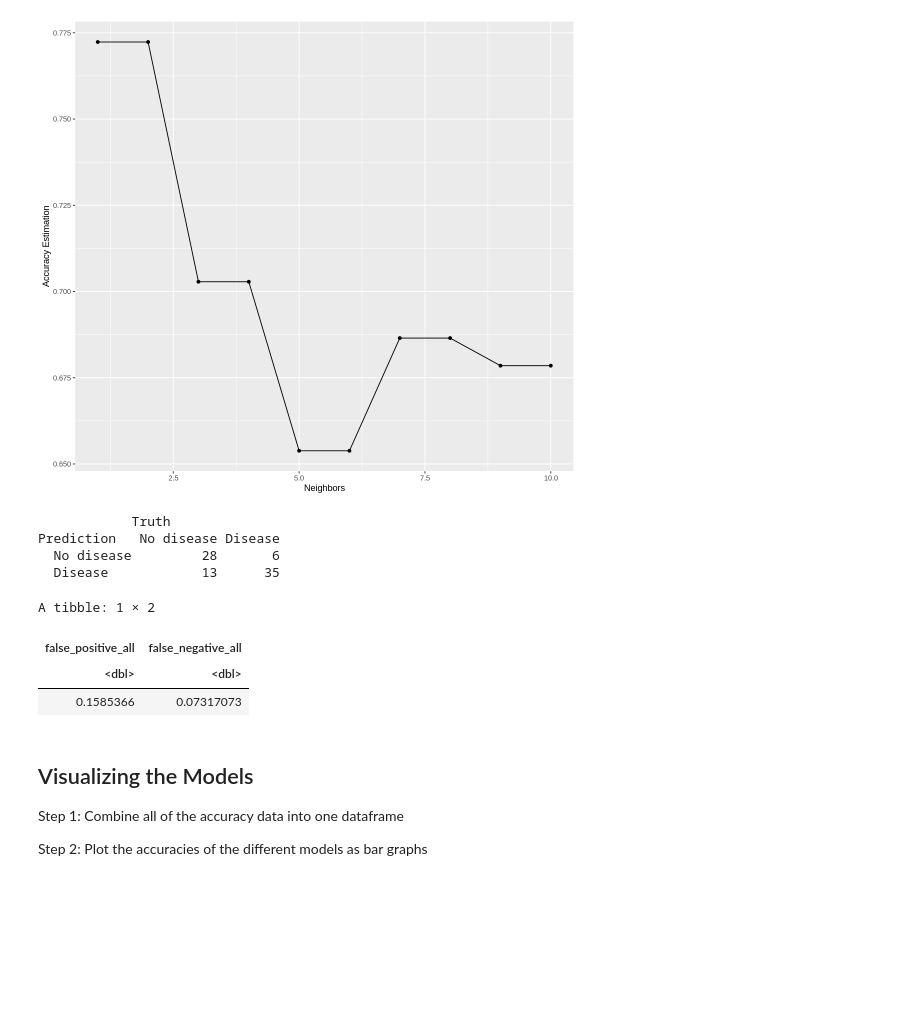
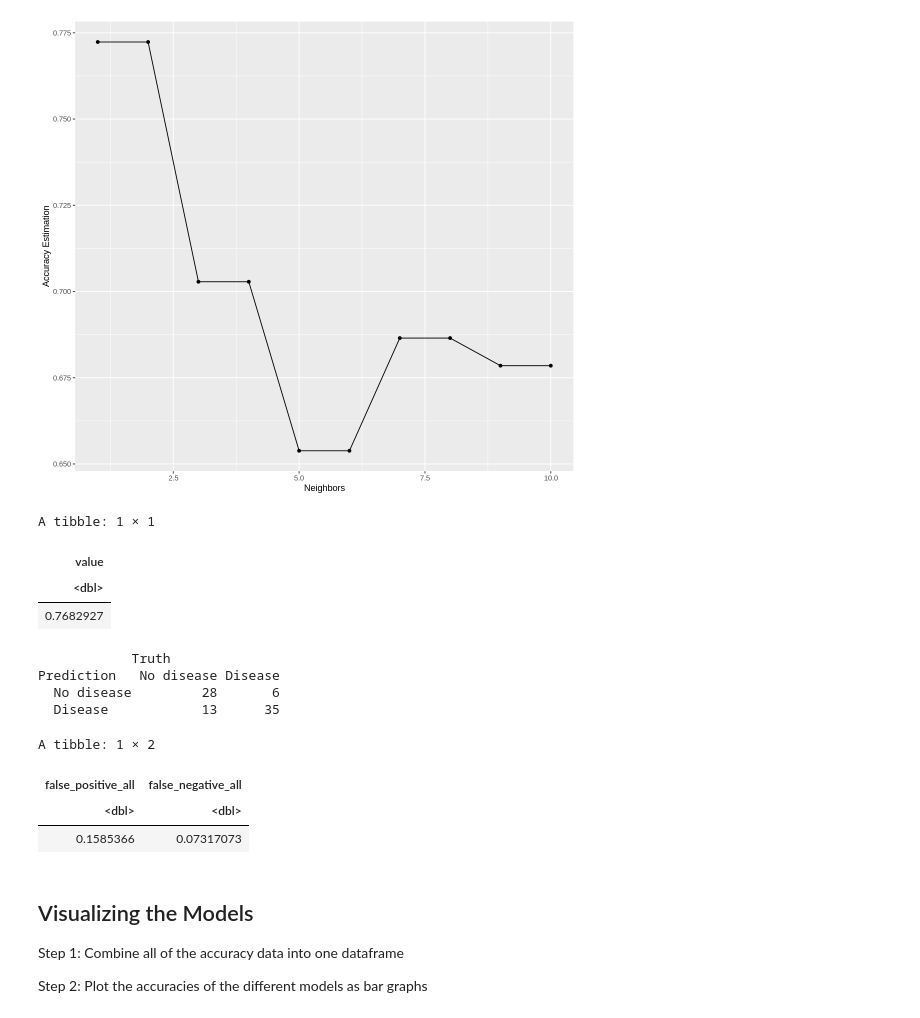
Before and after one commit to Phoebeml/Group20_DSCI100, a Jupyter notebook: Group20Project.ipynb, the cells around one changed output. Drawn from its saved outputs; the diff is of its cells as text; code cells hidden in the pictures; blank space fills up the shorter version.

```diff
--- a/Group20Project.ipynb
+++ b/Group20Project.ipynb
@@ -465,42 +468,46 @@ heart_spec_all <- nearest_neighbor(weight_func = "rectangular", neighbors = 2) |
 heart_fit_all <- workflow() |>
     add_recipe(heart_recipe_all) |>
     add_model(heart_spec_all) |>
     fit(data = heart_train_all)
 
 # predict the accuracy of prediction while only using medical predictors
 heart_predicted_all <- predict(heart_fit_all, heart_test_all) |>
     bind_cols(heart_test_all)
 
 # produce the accuracy of prediction while only using medical predictors
 acc_all <- heart_predicted_all |>
     metrics(truth = num, estimate = .pred_class) |>
     filter(.metric == "accuracy") |>
     select(.estimate) |>
     pull()
-acc_all
+as_tibble(acc_all)
 
 #create a confusion matrix with Truth and Prediction values of diagnosis
 confusion_all <- heart_predicted_all|>
              conf_mat(truth = num, estimate = .pred_class)
 confusion_all
 
 #Calculate the percentage wrong predictions that are false positive
 false_positive_all <- 13/82
 
 #Calculate the percentage wrong predictions that are false negative
 false_negative_all <- 6/82
 
 #Produce a tibble with false_positive and false_negative values
 tibble(false_positive_all, false_negative_all)
 # %% [output]
-            Truth
-Prediction   No disease Disease
-  No disease         28       6
-  Disease            13      35
+A tibble: 1 × 1
+| value |
+| <dbl> |
+| 0.7682927 |
-A tibble: 1 × 2
+            Truth
+Prediction   No disease Disease
+  No disease         28       6
+  Disease            13      35
-| false_positive_all | false_negative_all |
-| <dbl> | <dbl> |
-| 0.1585366 | 0.07317073 |
+A tibble: 1 × 2
+| false_positive_all | false_negative_all |
+| <dbl> | <dbl> |
+| 0.1585366 | 0.07317073 |
 # %% [markdown]
 Visualizing the Models
 ---
```
Also changed, not shown: parts of 1 cell of this notebook.
